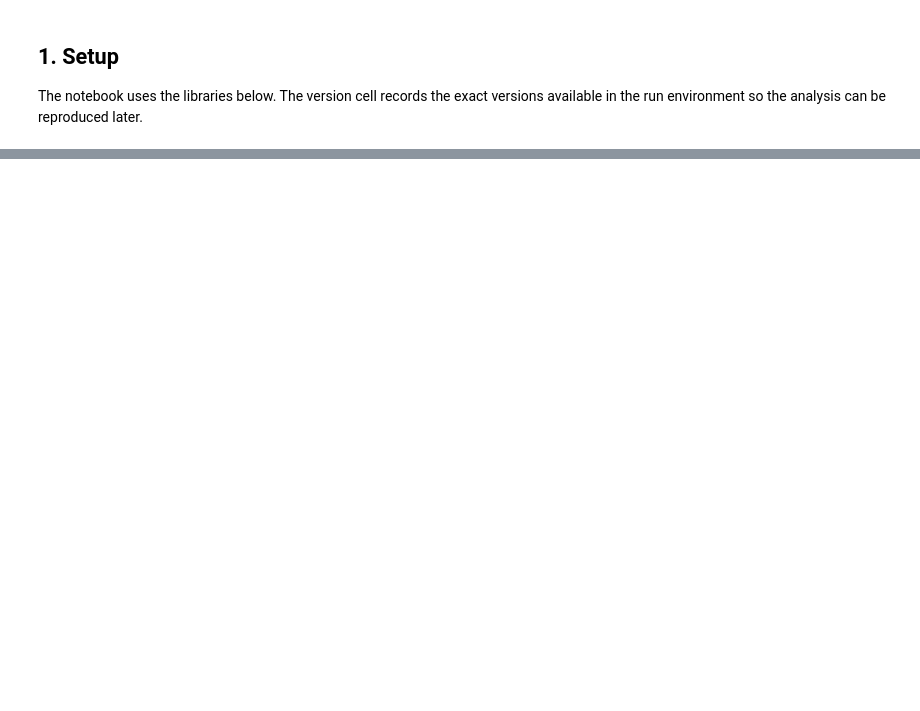
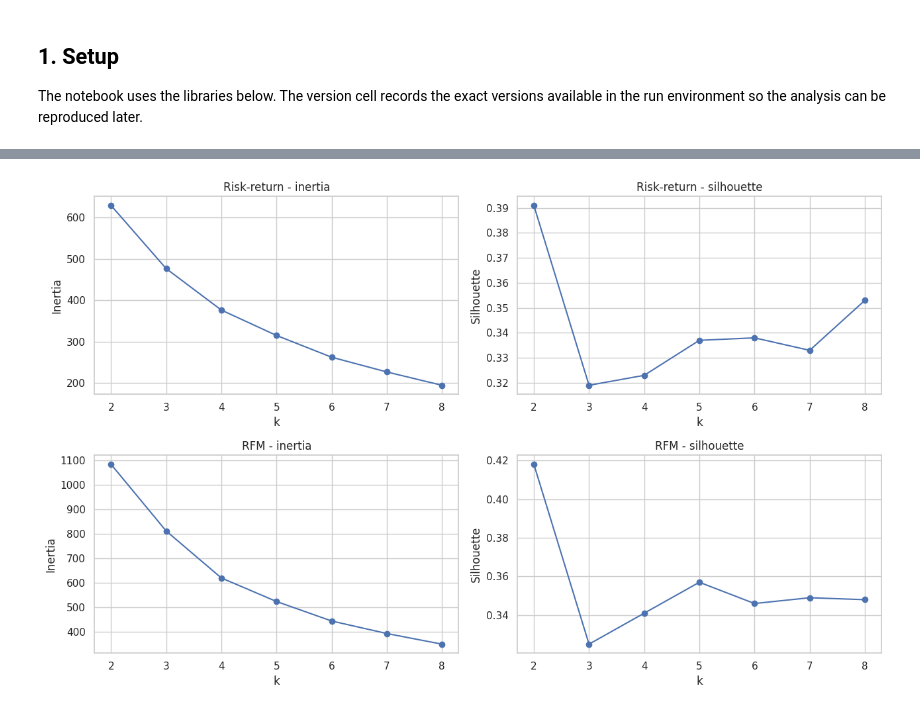
Before and after one commit to LakinduSachin/CR-CM-Coursework, a Jupyter notebook: CR_&_CM_Course_work_Draft2.ipynb, the cells around one changed output, grey strips where cells are left out. Saved outputs shown, nothing was run; the diff lists cells and outputs as text; code cells hidden in the pictures; blank space fills up the shorter version.

```diff
--- a/CR_&_CM_Course_work_Draft2.ipynb
+++ b/CR_&_CM_Course_work_Draft2.ipynb
@@ -941,0 +656,17 @@ Files:
+# %%
+# Score K-means from k = 2..8 on silhouette and inertia.
+def kmeans_scores(X, name):
+    rows = []
+    for k in range(2, 9):
+        km = KMeans(n_clusters=k, random_state=RANDOM_SEED, n_init=50).fit(X)
+        sizes = pd.Series(km.labels_).value_counts().sort_index()
+        rows.append({"Analysis": name, "k": k,
+                     "Silhouette": round(silhouette_score(X, km.labels_), 3),
+                     "Inertia": round(km.inertia_, 1),
+                     "Smallest": int(sizes.min()), "Largest": int(sizes.max())})
+    return pd.DataFrame(rows).set_index("k")
+
+km_risk_scores = kmeans_scores(X_risk, "Risk-return")
+km_rfm_scores  = kmeans_scores(X_rfm, "RFM")
+print("K-means - risk-return:"); display(km_risk_scores)
+print("K-means - RFM:"); display(km_rfm_scores)
@@ -941,0 +694,18 @@ Files:
+# %%
+# Elbow + silhouette curves for both matrices.
+fig, axes = plt.subplots(2, 2, figsize=(13, 8))
+for ax, tbl, col, title in [
+    (axes[0,0], km_risk_scores, "Inertia", "Risk-return - inertia"),
+    (axes[0,1], km_risk_scores, "Silhouette", "Risk-return - silhouette"),
+    (axes[1,0], km_rfm_scores, "Inertia", "RFM - inertia"),
+    (axes[1,1], km_rfm_scores, "Silhouette", "RFM - silhouette")]:
+    ax.plot(tbl.index, tbl[col], marker="o"); ax.set(title=title, xlabel="k", ylabel=col)
+plt.tight_layout(); plt.show()
+
+# Fit K-means at the same counts I chose for Ward, so the two algorithms compare on equal footing.
+km_risk = pd.Series(KMeans(n_clusters=K_RISK, random_state=RANDOM_SEED, n_init=50).fit_predict(X_risk),
+                    index=common, name="KMeans_Risk")
+km_rfm  = pd.Series(KMeans(n_clusters=K_RFM, random_state=RANDOM_SEED, n_init=50).fit_predict(X_rfm),
+                    index=common, name="KMeans_RFM")
+# %% [output]
+[figure, added]
```
Also changed, not shown: parts of 82 cells of this notebook.
